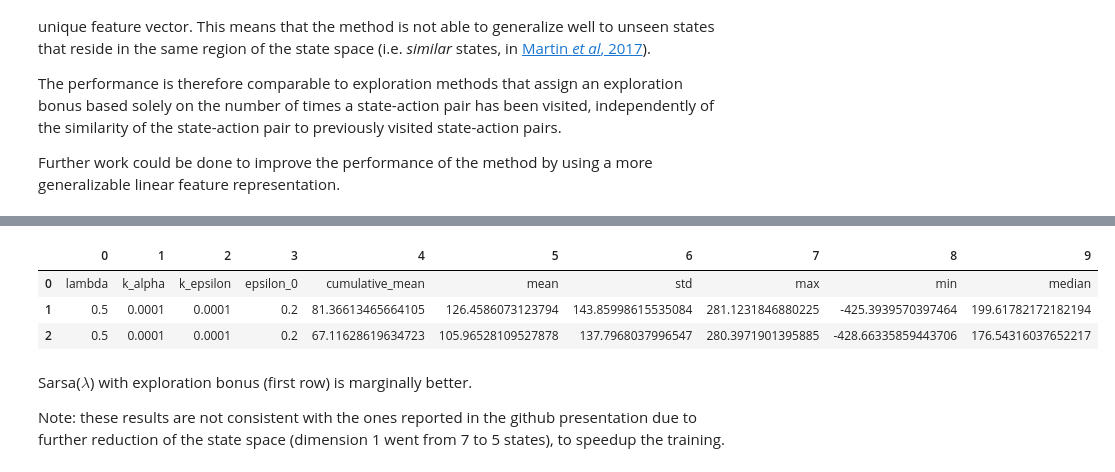
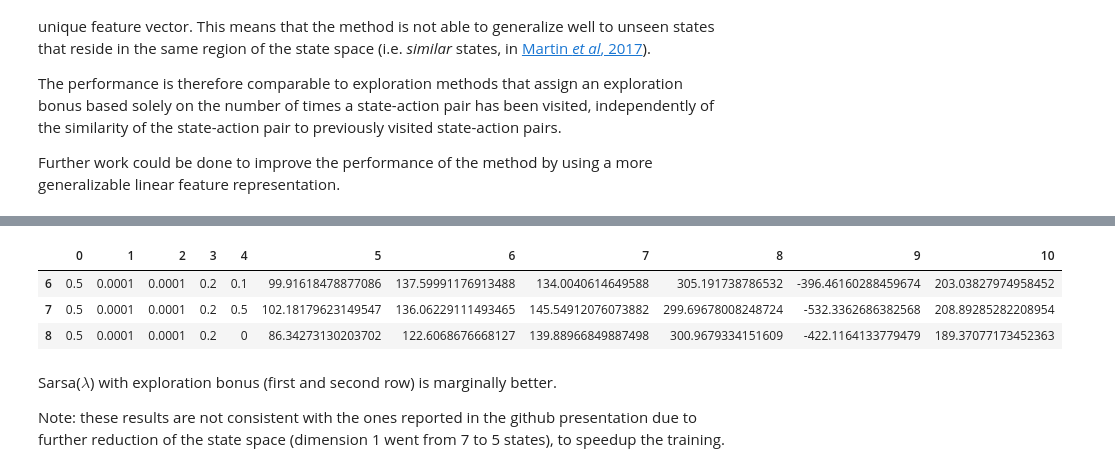
Before and after one commit to marcocarollo/Lunar-Lander, a Jupyter notebook: Sarsa_expl_count.ipynb, the cells around one changed output, grey strips where cells are left out. Drawn from its saved outputs; the diff is of its cells as text; code cells hidden in the pictures.

```diff
--- a/Sarsa_expl_count.ipynb
+++ b/Sarsa_expl_count.ipynb
@@ -367,15 +431,15 @@ Episode  1900  completed
 # %%
 #load the results from the csv file
 import pandas as pd
 
 df = pd.read_csv("data/Exploration_counts/SARSA_results.csv", header=None)
-df
+df[-3:]
 # %% [output]
-|  | 0 | 1 | 2 | 3 | 4 | 5 | 6 | 7 | 8 | 9 |
-| 0 | lambda | k_alpha | k_epsilon | epsilon_0 | cumulative_mean | mean | std | max | min | median |
-| 1 | 0.5 | 0.0001 | 0.0001 | 0.2 | 81.36613465664105 | 126.4586073123794 | 143.85998615535084 | 281.1231846880225 | -425.3939570397464 | 199.61782172182194 |
-| 2 | 0.5 | 0.0001 | 0.0001 | 0.2 | 67.11628619634723 | 105.96528109527878 | 137.7968037996547 | 280.3971901395885 | -428.66335859443706 | 176.54316037652217 |
+|  | 0 | 1 | 2 | 3 | 4 | 5 | 6 | 7 | 8 | 9 | 10 |
+| 6 | 0.5 | 0.0001 | 0.0001 | 0.2 | 0.1 | 99.91618478877086 | 137.59991176913488 | 134.0040614649588 | 305.191738786532 | -396.46160288459674 | 203.03827974958452 |
+| 7 | 0.5 | 0.0001 | 0.0001 | 0.2 | 0.5 | 102.18179623149547 | 136.06229111493465 | 145.54912076073882 | 299.69678008248724 | -532.3362686382568 | 208.89285282208954 |
+| 8 | 0.5 | 0.0001 | 0.0001 | 0.2 | 0 | 86.34273130203702 | 122.6068676668127 | 139.88966849887498 | 300.9679334151609 | -422.1164133779479 | 189.37077173452363 |
 # %% [markdown]
-Sarsa($\lambda$) with exploration bonus (first row) is marginally better.
+Sarsa($\lambda$) with exploration bonus (first and second row) is marginally better.
 
 Note: these results are not consistent with the ones reported in the github presentation due to further reduction of the state space (dimension 1 went from 7 to 5 states), to speedup the training.
```
Also changed, not shown: parts of 3 cells of this notebook.
